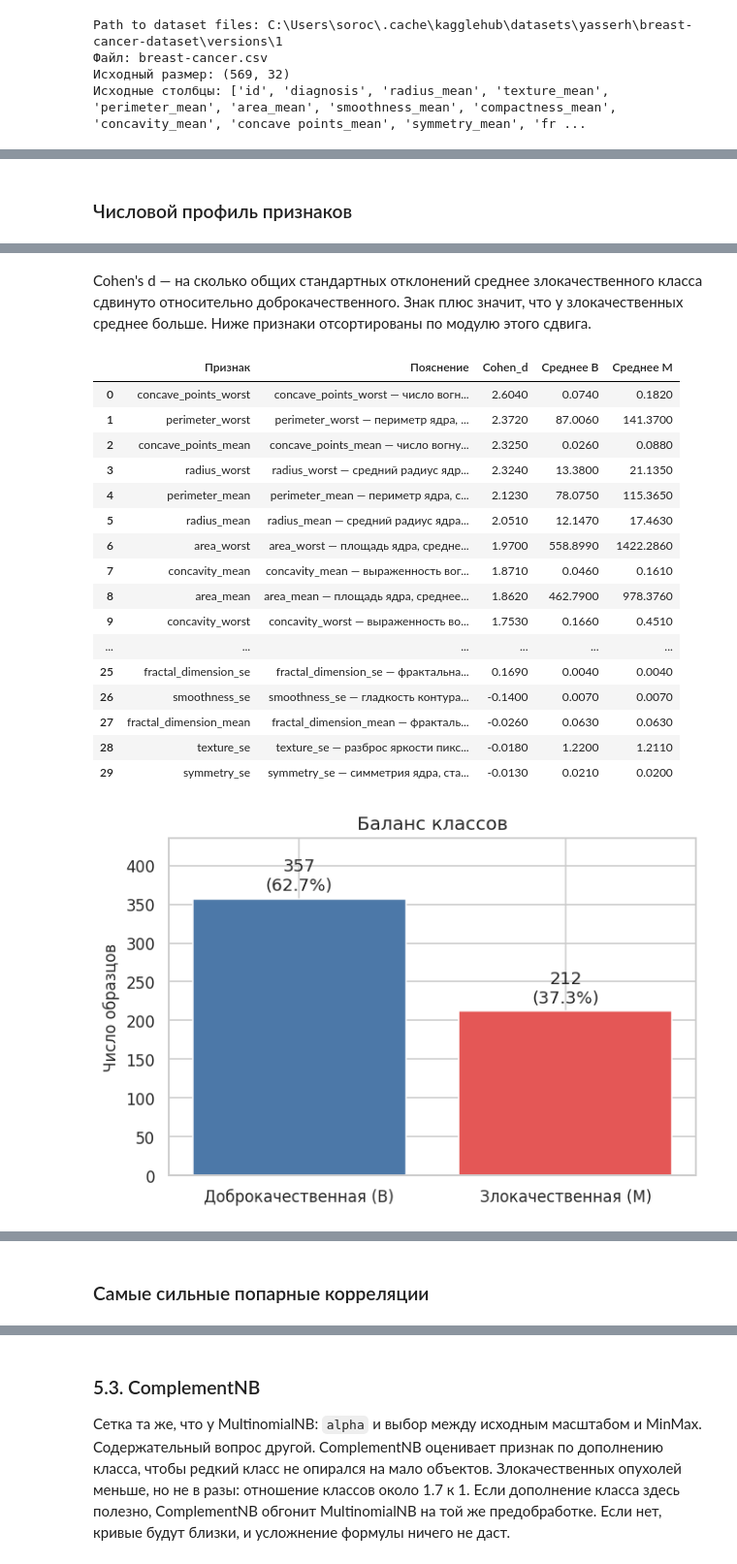
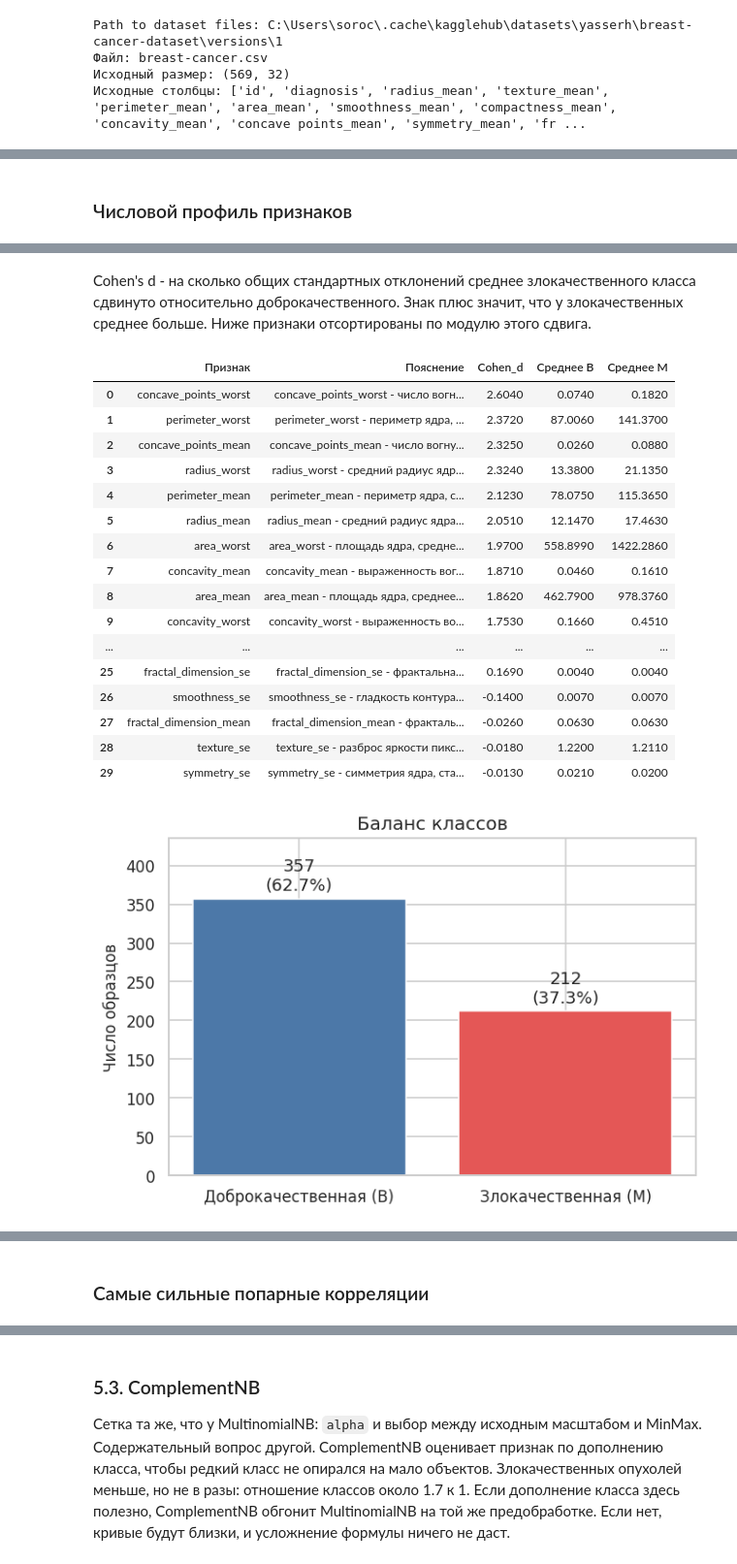
Before and after one commit to Mihisaro/SIIMO_LR2, a Jupyter notebook: ЛР2_Классификация.ipynb, the cells around one changed output, grey strips where cells are left out. Shown at 97% size. Saved outputs shown, nothing was run; the diff lists cells and outputs as text; code cells hidden in the pictures.

```diff
--- a/ЛР2_Классификация.ipynb
+++ b/ЛР2_Классификация.ipynb
@@ -174,7 +174,7 @@ def explain_feature(name):
             base = name[: -len(suffix)]
             key = suffix[1:]
             return (
-                f"{name} — {base_meaning.get(base, base)}, "
+                f"{name} - {base_meaning.get(base, base)}, "
                 f"{suffix_meaning[key]}"
             )
     return name
@@ -203,7 +203,7 @@ desc = X.describe().T[["min", "max", "mean", "std"]]
 display(Markdown("### Числовой профиль признаков"))
 display(desc.round(4))
 display(Markdown(
-    "Cohen's d — на сколько общих стандартных отклонений среднее злокачественного класса "
+    "Cohen's d - на сколько общих стандартных отклонений среднее злокачественного класса "
     "сдвинуто относительно доброкачественного. Знак плюс значит, что у злокачественных среднее больше. "
     "Ниже признаки отсортированы по модулю этого сдвига."
 ))
@@ -301,56 +301,56 @@ separation_comment = (
 prep_text = f'''
 ### Вывод по выбору и подготовке данных
 
-В файле было {raw.shape[0]} строк и {raw.shape[1]} столбца. После очистки осталось **{n} объектов и {X.shape[1]} признаков**. Пропущенных значений **{na_total}**, полных дубликатов строк **{n_dup}**. Заполнять пропуски и выбрасывать объекты не пришлось.
+В файле было {raw.shape[0]} строк и {raw.shape[1]} столбца. После очистки осталось {n} объектов и {X.shape[1]} признаков. Пропущенных значений {na_total}, полных дубликатов строк {n_dup}. Заполнять пропуски и выбрасывать объекты не пришлось.
 
 Столбец `id` удалён. Это номер образца, а не свойство клетки: если оставить его среди признаков, дерево или kNN могут запомнить конкретные номера, и качество на тесте ничего не скажет о биологии опухоли. Имена `concave points_*` приведены к `concave_points_*`. Цель перекодирована: злокачественная опухоль = 1 ({n_m} объектов, {n_m / n:.1%}), доброкачественная = 0 ({n_b} объектов, {n_b / n:.1%}). Доброкачественных случаев больше примерно в {n_b / n_m:.2f} раза. Перекос умеренный, но достаточный, чтобы Accuracy без Recall вводила в заблуждение.
 
-Все 30 признаков числовые и неотрицательные. Масштабы при этом несопоставимы. `area_mean` лежит в диапазоне {area_min:.1f}–{area_max:.1f}, а `smoothness_mean` — в диапазоне {sm_min:.4f}–{sm_max:.4f}. Расстояние в kNN, ширина поля в SVM и добавка к дисперсии в GaussianNB смотрят на абсолютную величину. Без приведения масштаба площадь задавит гладкость. Дерево решений сравнивает порог внутри одного столбца, поэтому монотонное масштабирование его разбиения не меняет. Стандартизация **не делается на всей таблице до разбиения**: среднее и дисперсия теста не должны попадать в обучающие параметры. Масштабировщик стоит внутри `Pipeline` и обучается только на обучающей части каждого фолда.
+Все 30 признаков числовые и неотрицательные. Масштабы при этом несопоставимы. `area_mean` лежит в диапазоне {area_min:.1f}–{area_max:.1f}, а `smoothness_mean` - в диапазоне {sm_min:.4f}–{sm_max:.4f}. Расстояние в kNN, ширина поля в SVM и добавка к дисперсии в GaussianNB смотрят на абсолютную величину. Без приведения масштаба площадь задавит гладкость. Дерево решений сравнивает порог внутри одного столбца, поэтому монотонное масштабирование его разбиения не меняет. Стандартизация не делается на всей таблице до разбиения: среднее и дисперсия теста не должны попадать в обучающие параметры. Масштабировщик стоит внутри `Pipeline` и обучается только на обучающей части каждого фолда.
 
-Крайние площади не удалялись. Большое ядро — типичная черта злокачественного класса, а не сбой прибора. Выкинуть такие строки значило бы специально ослабить самый понятный сигнал.
+Крайние площади не удалялись. Большое ядро - типичная черта злокачественного класса, а не сбой прибора. Выкинуть такие строки значило бы специально ослабить самый понятный сигнал.
 
 {separation_comment} Сильнее всего классы разведены по признакам: {top3_text}. Ящики с усами показывают сдвиг, но и перекрытие: по одному признаку идеальной границы нет, хвосты классов заходят друг в друга. Слабее всего различают классы {weak3_text}. Эти столбцы оставлены в матрице, чтобы все методы сравнивались на одном и том же полном наборе, а не на индивидуально подобранном подмножестве.
 
-Радиус, периметр и площадь описывают один и тот же размер. Корреляция `radius_mean` и `perimeter_mean` равна {radius_perimeter:.3f}, `radius_mean` и `area_mean` — {radius_area:.3f}. Для дерева это просто три похожих кандидата на расщепление. Для наивного Байеса это нарушение независимости: один и тот же размер будет учтён трижды. Для LDA это почти вырожденная ковариационная матрица, поэтому ниже отдельно проверяется сжатие (`shrinkage`).
+Радиус, периметр и площадь описывают один и тот же размер. Корреляция `radius_mean` и `perimeter_mean` равна {radius_perimeter:.3f}, `radius_mean` и `area_mean` - {radius_area:.3f}. Для дерева это просто три похожих кандидата на расщепление. Для наивного Байеса это нарушение независимости: один и тот же размер будет учтён трижды. Для LDA это почти вырожденная ковариационная матрица, поэтому ниже отдельно проверяется сжатие (`shrinkage`).
 '''
 display(Markdown(prep_text))
 # %% [output]
 ### Числовой профиль признаков
 |  | min | max | mean | std |
 | radius_mean | 6.9810 | 28.1100 | 14.1273 | 3.5240 |
 | texture_mean | 9.7100 | 39.2800 | 19.2896 | 4.3010 |
 | perimeter_mean | 43.7900 | 188.5000 | 91.9690 | 24.2990 |
 | area_mean | 143.5000 | 2501.0000 | 654.8891 | 351.9141 |
 | smoothness_mean | 0.0526 | 0.1634 | 0.0964 | 0.0141 |
 | compactness_mean | 0.0194 | 0.3454 | 0.1043 | 0.0528 |
 | concavity_mean | 0.0000 | 0.4268 | 0.0888 | 0.0797 |
 | concave_points_mean | 0.0000 | 0.2012 | 0.0489 | 0.0388 |
 | symmetry_mean | 0.1060 | 0.3040 | 0.1812 | 0.0274 |
 | fractal_dimension_mean | 0.0500 | 0.0974 | 0.0628 | 0.0071 |
 | ... | ... | ... | ... | ... |
 | compactness_worst | 0.0273 | 1.0580 | 0.2543 | 0.1573 |
 | concavity_worst | 0.0000 | 1.2520 | 0.2722 | 0.2086 |
 | concave_points_worst | 0.0000 | 0.2910 | 0.1146 | 0.0657 |
 | symmetry_worst | 0.1565 | 0.6638 | 0.2901 | 0.0619 |
 | fractal_dimension_worst | 0.0550 | 0.2075 | 0.0839 | 0.0181 |
-Cohen's d — на сколько общих стандартных отклонений среднее злокачественного класса сдвинуто относительно доброкачественного. Знак плюс значит, что у злокачественных среднее больше. Ниже признаки отсортированы по модулю этого сдвига.
+Cohen's d - на сколько общих стандартных отклонений среднее злокачественного класса сдвинуто относительно доброкачественного. Знак плюс значит, что у злокачественных среднее больше. Ниже признаки отсортированы по модулю этого сдвига.
 |  | Признак | Пояснение | Cohen_d | Среднее B | Среднее M |
-| 0 | concave_points_worst | concave_points_worst — число вогн... | 2.6040 | 0.0740 | 0.1820 |
-| 1 | perimeter_worst | perimeter_worst — периметр ядра, ... | 2.3720 | 87.0060 | 141.3700 |
-| 2 | concave_points_mean | concave_points_mean — число вогну... | 2.3250 | 0.0260 | 0.0880 |
-| 3 | radius_worst | radius_worst — средний радиус ядр... | 2.3240 | 13.3800 | 21.1350 |
-| 4 | perimeter_mean | perimeter_mean — периметр ядра, с... | 2.1230 | 78.0750 | 115.3650 |
-| 5 | radius_mean | radius_mean — средний радиус ядра... | 2.0510 | 12.1470 | 17.4630 |
-| 6 | area_worst | area_worst — площадь ядра, средне... | 1.9700 | 558.8990 | 1422.2860 |
-| 7 | concavity_mean | concavity_mean — выраженность вог... | 1.8710 | 0.0460 | 0.1610 |
-| 8 | area_mean | area_mean — площадь ядра, среднее... | 1.8620 | 462.7900 | 978.3760 |
-| 9 | concavity_worst | concavity_worst — выраженность во... | 1.7530 | 0.1660 | 0.4510 |
+| 0 | concave_points_worst | concave_points_worst - число вогн... | 2.6040 | 0.0740 | 0.1820 |
+| 1 | perimeter_worst | perimeter_worst - периметр ядра, ... | 2.3720 | 87.0060 | 141.3700 |
+| 2 | concave_points_mean | concave_points_mean - число вогну... | 2.3250 | 0.0260 | 0.0880 |
+| 3 | radius_worst | radius_worst - средний радиус ядр... | 2.3240 | 13.3800 | 21.1350 |
+| 4 | perimeter_mean | perimeter_mean - периметр ядра, с... | 2.1230 | 78.0750 | 115.3650 |
+| 5 | radius_mean | radius_mean - средний радиус ядра... | 2.0510 | 12.1470 | 17.4630 |
+| 6 | area_worst | area_worst - площадь ядра, средне... | 1.9700 | 558.8990 | 1422.2860 |
+| 7 | concavity_mean | concavity_mean - выраженность вог... | 1.8710 | 0.0460 | 0.1610 |
+| 8 | area_mean | area_mean - площадь ядра, среднее... | 1.8620 | 462.7900 | 978.3760 |
+| 9 | concavity_worst | concavity_worst - выраженность во... | 1.7530 | 0.1660 | 0.4510 |
 | ... | ... | ... | ... | ... | ... |
-| 25 | fractal_dimension_se | fractal_dimension_se — фрактальна... | 0.1690 | 0.0040 | 0.0040 |
-| 26 | smoothness_se | smoothness_se — гладкость контура... | -0.1400 | 0.0070 | 0.0070 |
-| 27 | fractal_dimension_mean | fractal_dimension_mean — фракталь... | -0.0260 | 0.0630 | 0.0630 |
-| 28 | texture_se | texture_se — разброс яркости пикс... | -0.0180 | 1.2200 | 1.2110 |
-| 29 | symmetry_se | symmetry_se — симметрия ядра, ста... | -0.0130 | 0.0210 | 0.0200 |
+| 25 | fractal_dimension_se | fractal_dimension_se - фрактальна... | 0.1690 | 0.0040 | 0.0040 |
+| 26 | smoothness_se | smoothness_se - гладкость контура... | -0.1400 | 0.0070 | 0.0070 |
+| 27 | fractal_dimension_mean | fractal_dimension_mean - фракталь... | -0.0260 | 0.0630 | 0.0630 |
+| 28 | texture_se | texture_se - разброс яркости пикс... | -0.0180 | 1.2200 | 1.2110 |
+| 29 | symmetry_se | symmetry_se - симметрия ядра, ста... | -0.0130 | 0.0210 | 0.0200 |
 [figure]
 [figure]
 [figure]
```
Also changed, not shown: parts of 25 cells of this notebook.
